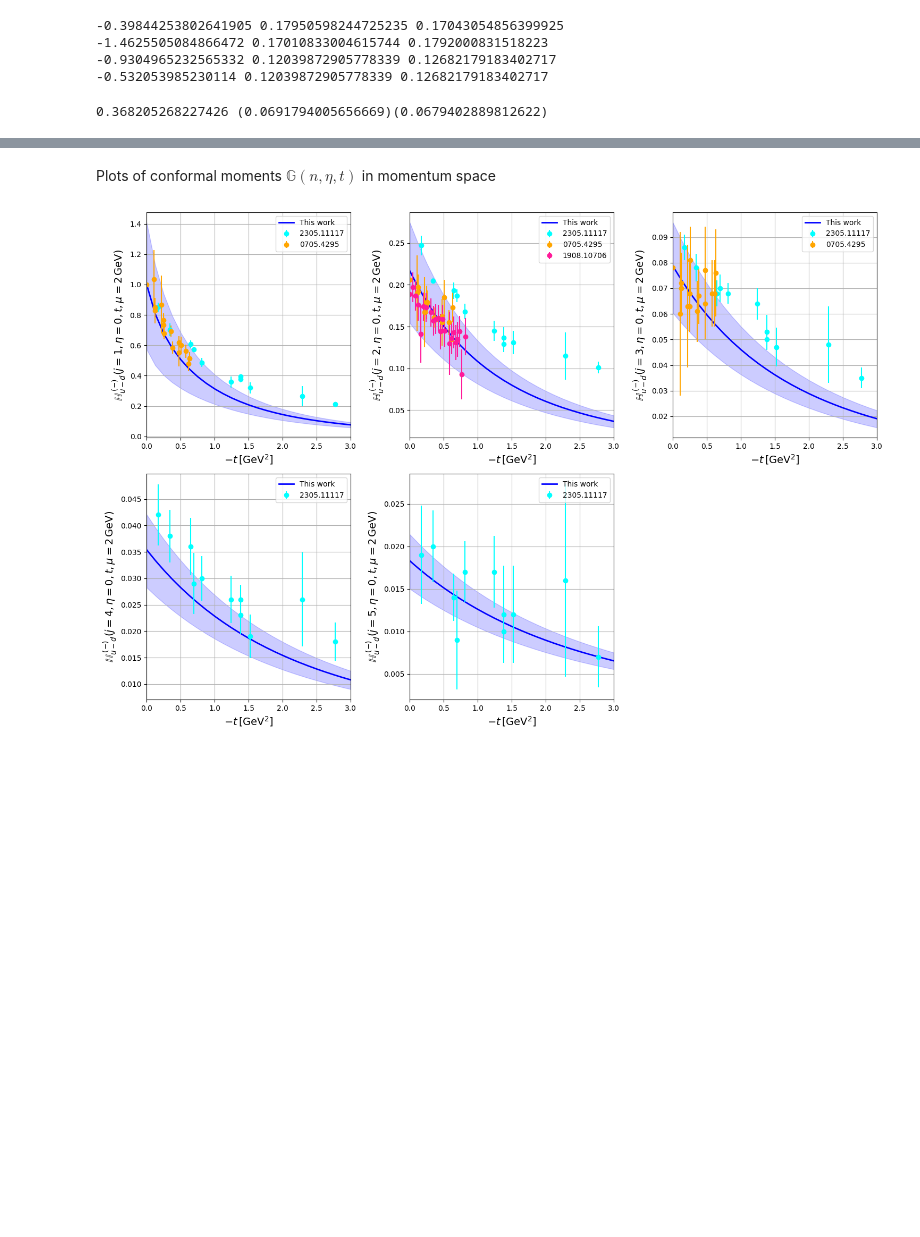
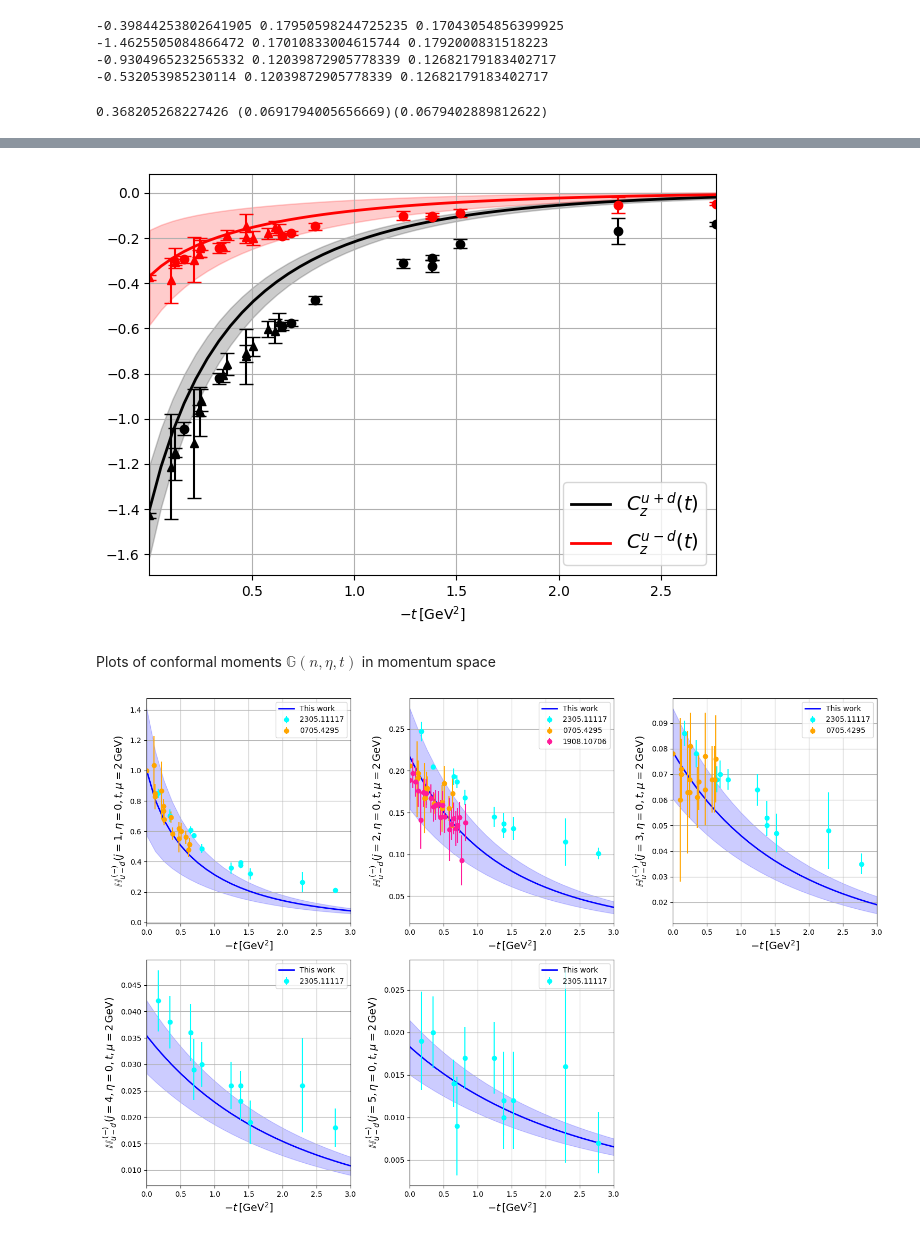
Before and after one commit to HechenMountain/stringy-gpds, a Jupyter notebook: StringBasedGPD.ipynb, the cells around one changed output, grey strips where cells are left out. Cells and saved outputs as stored; diff of their text form; code cells hidden in the pictures; blank space fills up the shorter version.

```diff
--- a/StringBasedGPD.ipynb
+++ b/StringBasedGPD.ipynb
@@ -411,3 +414,8 @@ plot_spin_orbit_correlation()
+# %%
+from stringy_gpds import plot_spin_orbit_correlation
+plot_spin_orbit_correlation(0,2,evolution_order="NLO")
+# %% [output]
+[figure, added]
 # %% [markdown]
 Plots of conformal moments $\mathbb{G}(n,\eta,t)$ in momentum space
 # %%
```
Also changed, not shown: parts of 20 cells of this notebook, 7 other files.
